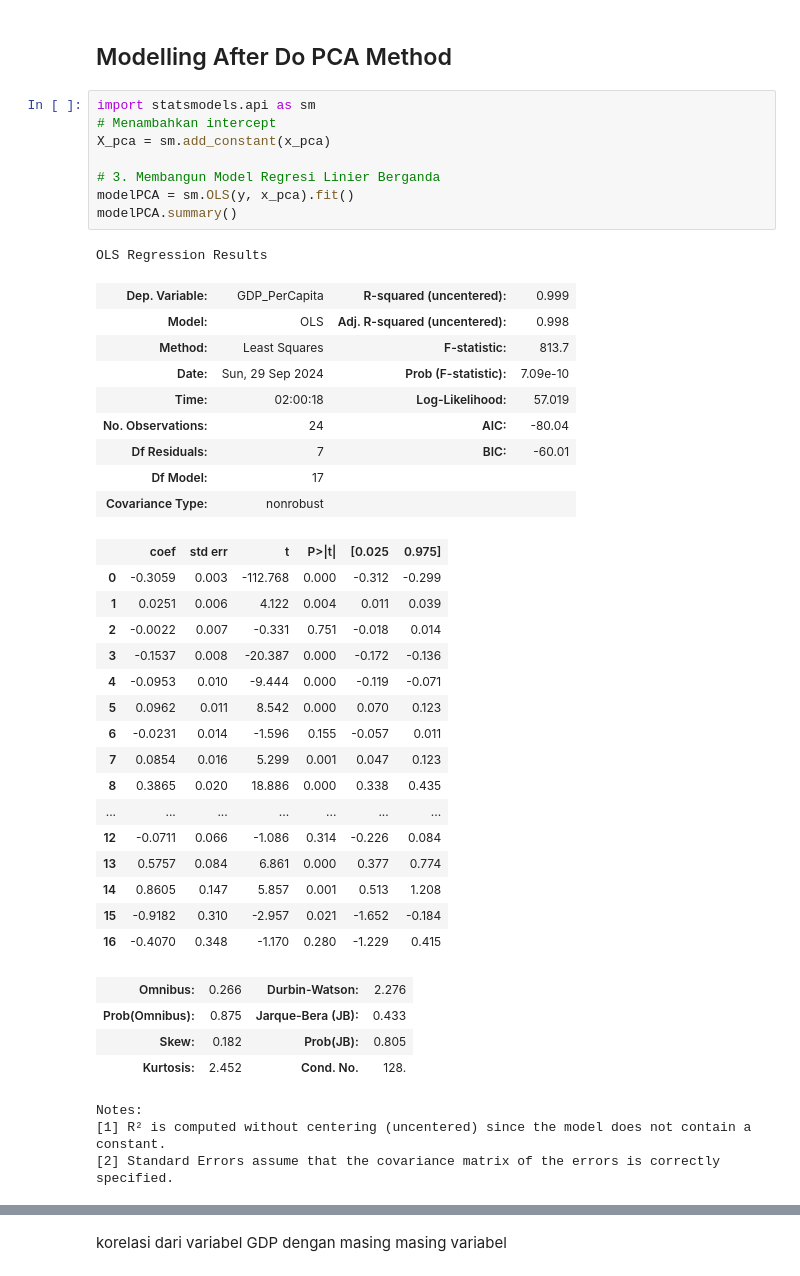
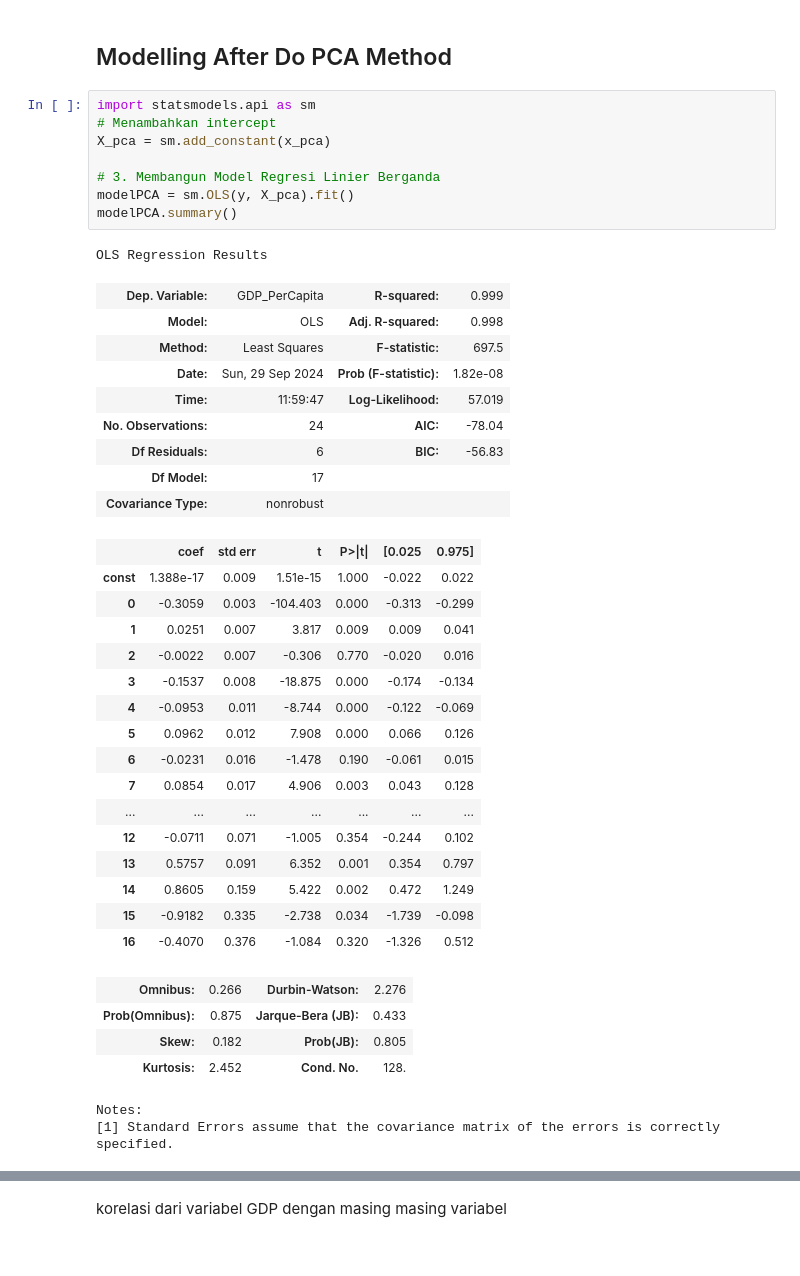
Before and after one commit to Najmaakmalina/Ekonometrika, a Jupyter notebook: Ekonomterika fix.ipynb, the cells around one changed output, grey strips where cells are left out. Drawn from its saved outputs; the diff is of its cells as text.

```diff
--- a/Ekonomterika fix.ipynb
+++ b/Ekonomterika fix.ipynb
@@ -475,42 +437,41 @@ Variansi Inflasi Faktor (VIF):
 # %%
 import statsmodels.api as sm
 # Menambahkan intercept
 X_pca = sm.add_constant(x_pca)
 
 # 3. Membangun Model Regresi Linier Berganda
-modelPCA = sm.OLS(y, x_pca).fit()
+modelPCA = sm.OLS(y, X_pca).fit()
 modelPCA.summary()
 # %% [output]
 OLS Regression Results
-| Dep. Variable: | GDP_PerCapita | R-squared (uncentered): | 0.999 |
-| Model: | OLS | Adj. R-squared (uncentered): | 0.998 |
-| Method: | Least Squares | F-statistic: | 813.7 |
-| Date: | Sun, 29 Sep 2024 | Prob (F-statistic): | 7.09e-10 |
-| Time: | 02:00:18 | Log-Likelihood: | 57.019 |
-| No. Observations: | 24 | AIC: | -80.04 |
-| Df Residuals: | 7 | BIC: | -60.01 |
+| Dep. Variable: | GDP_PerCapita | R-squared: | 0.999 |
+| Model: | OLS | Adj. R-squared: | 0.998 |
+| Method: | Least Squares | F-statistic: | 697.5 |
+| Date: | Sun, 29 Sep 2024 | Prob (F-statistic): | 1.82e-08 |
+| Time: | 11:59:47 | Log-Likelihood: | 57.019 |
+| No. Observations: | 24 | AIC: | -78.04 |
+| Df Residuals: | 6 | BIC: | -56.83 |
 | Df Model: | 17 |  |  |
 | Covariance Type: | nonrobust |  |  |
 |  | coef | std err | t | P>|t| | [0.025 | 0.975] |
-| 0 | -0.3059 | 0.003 | -112.768 | 0.000 | -0.312 | -0.299 |
-| 1 | 0.0251 | 0.006 | 4.122 | 0.004 | 0.011 | 0.039 |
-| 2 | -0.0022 | 0.007 | -0.331 | 0.751 | -0.018 | 0.014 |
-| 3 | -0.1537 | 0.008 | -20.387 | 0.000 | -0.172 | -0.136 |
-| 4 | -0.0953 | 0.010 | -9.444 | 0.000 | -0.119 | -0.071 |
-| 5 | 0.0962 | 0.011 | 8.542 | 0.000 | 0.070 | 0.123 |
-| 6 | -0.0231 | 0.014 | -1.596 | 0.155 | -0.057 | 0.011 |
-| 7 | 0.0854 | 0.016 | 5.299 | 0.001 | 0.047 | 0.123 |
-| 8 | 0.3865 | 0.020 | 18.886 | 0.000 | 0.338 | 0.435 |
+| const | 1.388e-17 | 0.009 | 1.51e-15 | 1.000 | -0.022 | 0.022 |
+| 0 | -0.3059 | 0.003 | -104.403 | 0.000 | -0.313 | -0.299 |
+| 1 | 0.0251 | 0.007 | 3.817 | 0.009 | 0.009 | 0.041 |
+| 2 | -0.0022 | 0.007 | -0.306 | 0.770 | -0.020 | 0.016 |
+| 3 | -0.1537 | 0.008 | -18.875 | 0.000 | -0.174 | -0.134 |
+| 4 | -0.0953 | 0.011 | -8.744 | 0.000 | -0.122 | -0.069 |
+| 5 | 0.0962 | 0.012 | 7.908 | 0.000 | 0.066 | 0.126 |
+| 6 | -0.0231 | 0.016 | -1.478 | 0.190 | -0.061 | 0.015 |
+| 7 | 0.0854 | 0.017 | 4.906 | 0.003 | 0.043 | 0.128 |
 | ... | ... | ... | ... | ... | ... | ... |
-| 12 | -0.0711 | 0.066 | -1.086 | 0.314 | -0.226 | 0.084 |
-| 13 | 0.5757 | 0.084 | 6.861 | 0.000 | 0.377 | 0.774 |
-| 14 | 0.8605 | 0.147 | 5.857 | 0.001 | 0.513 | 1.208 |
-| 15 | -0.9182 | 0.310 | -2.957 | 0.021 | -1.652 | -0.184 |
-| 16 | -0.4070 | 0.348 | -1.170 | 0.280 | -1.229 | 0.415 |
+| 12 | -0.0711 | 0.071 | -1.005 | 0.354 | -0.244 | 0.102 |
+| 13 | 0.5757 | 0.091 | 6.352 | 0.001 | 0.354 | 0.797 |
+| 14 | 0.8605 | 0.159 | 5.422 | 0.002 | 0.472 | 1.249 |
+| 15 | -0.9182 | 0.335 | -2.738 | 0.034 | -1.739 | -0.098 |
+| 16 | -0.4070 | 0.376 | -1.084 | 0.320 | -1.326 | 0.512 |
 | Omnibus: | 0.266 | Durbin-Watson: | 2.276 |
 | Prob(Omnibus): | 0.875 | Jarque-Bera (JB): | 0.433 |
 | Skew: | 0.182 | Prob(JB): | 0.805 |
 | Kurtosis: | 2.452 | Cond. No. | 128. |
 Notes:
-[1] R² is computed without centering (uncentered) since the model does not contain a constant.
-[2] Standard Errors assume that the covariance matrix of the errors is correctly specified.
+[1] Standard Errors assume that the covariance matrix of the errors is correctly specified.
```
Also changed, not shown: parts of 11 cells of this notebook.
